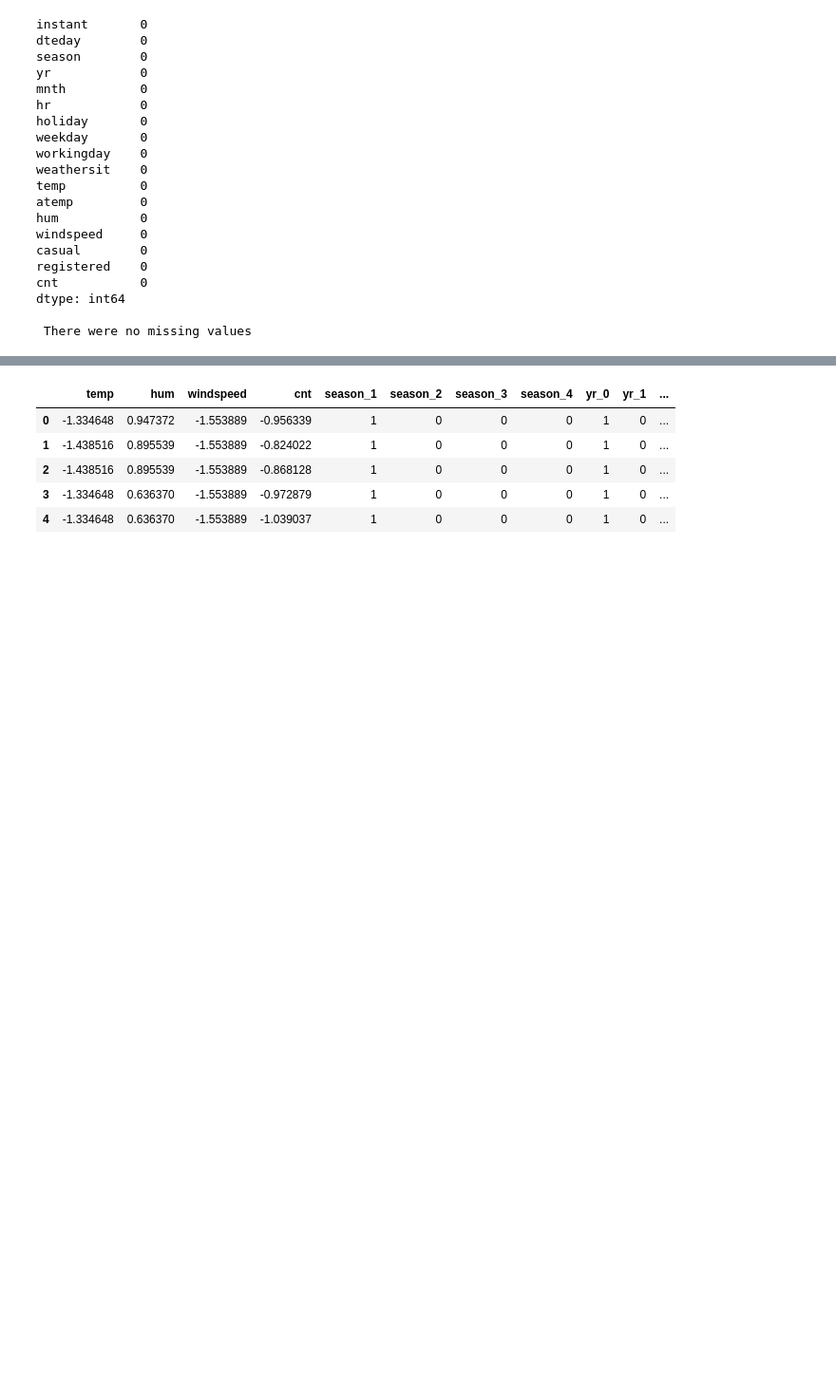
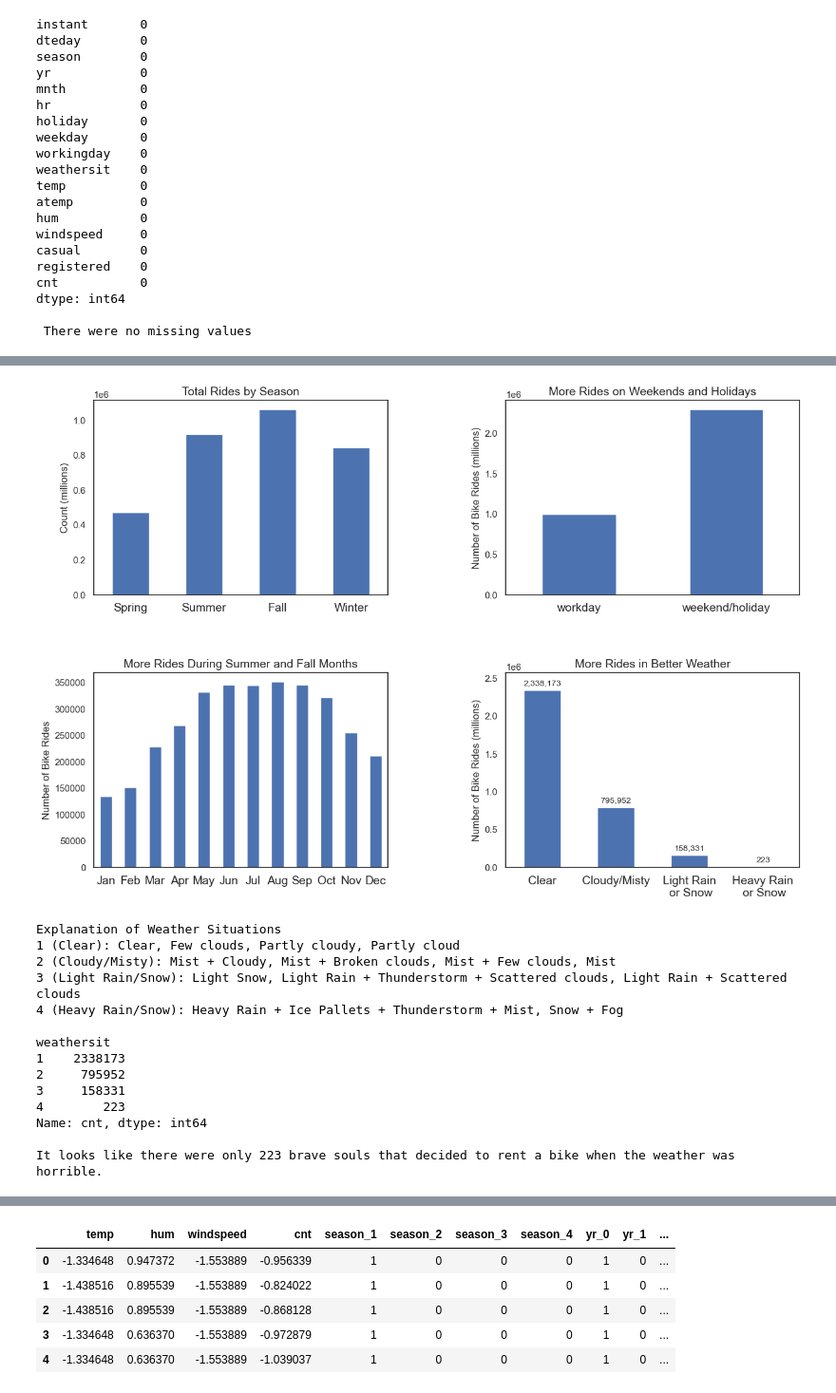
Before and after one commit to BrianMillerS/ebike_usage_regression, a Jupyter notebook: ebike_regression_analysis.ipynb, the cells around one changed output, grey strips where cells are left out. Shown at 95% size. Cells and saved outputs as stored; diff of their text form; code cells hidden in the pictures; blank space fills up the shorter version.

```diff
--- a/ebike_regression_analysis.ipynb
+++ b/ebike_regression_analysis.ipynb
@@ -138,0 +161,78 @@ plt.show()
+# %%
+# Creating a 2x2 subplot
+fig, axs = plt.subplots(2, 2, figsize=(15, 10))
+
+# Adjust the space between the plots
+plt.subplots_adjust(hspace=0.4, wspace=0.4)
+
+# Total Rides by Season
+season_cnt = bike_share_hour_df.groupby('season')['cnt'].sum()
+season_cnt.plot(kind='bar', ax=axs[0, 0])
+axs[0, 0].set_xticklabels(['Spring', 'Summer', 'Fall', 'Winter'], rotation=0, fontsize=14)
+axs[0, 0].set_xlabel('')
+axs[0, 0].set_ylabel('Count (millions)', fontsize=12)
+axs[0, 0].set_title('Total Rides by Season', fontsize=14)
+
+# Total Bike Rides by Day Type
+working_cnt = bike_share_hour_df.groupby('workingday')['cnt'].sum()
+working_cnt.plot(kind='bar', ax=axs[0, 1])
+axs[0, 1].set_xticklabels(['workday', 'weekend/holiday'], rotation=0, fontsize=14)
+axs[0, 1].set_xlabel('')
+axs[0, 1].set_ylabel('Number of Bike Rides (millions)', fontsize=12)
+axs[0, 1].set_title('More Rides on Weekends and Holidays', fontsize=14)
+
+# Total Bike Rides by Month
+mnth_cnt = bike_share_hour_df.groupby('mnth')['cnt'].sum()
+mnth_cnt.plot(kind='bar', ax=axs[1, 0])
+months = ['Jan', 'Feb', 'Mar', 'Apr', 'May', 'Jun', 'Jul', 'Aug', 'Sep', 'Oct', 'Nov', 'Dec']
+axs[1, 0].set_xticklabels(months, rotation=0, fontsize=14)
+axs[1, 0].set_xlabel('')
+axs[1, 0].set_ylabel('Number of Bike Rides', fontsize=12)
+axs[1, 0].set_title('More Rides During Summer and Fall Months', fontsize=14)
+
+# Total Bike Rides by Weather Situation
+weather_cnt = bike_share_hour_df.groupby('weathersit')['cnt'].sum()
+bars = weather_cnt.plot(kind='bar', ax=axs[1, 1])
+axs[1, 1].set_xticklabels(["Clear", "Cloudy/Misty", "Light Rain\n or Snow", "Heavy Rain\n or Snow"], rotation=0, fontsize=14)
+axs[1, 1].set_xlabel('')
+axs[1, 1].set_ylabel('Number of Bike Rides (millions)', fontsize=12)
+axs[1, 1].set_title('More Rides in Better Weather', fontsize=14)
+
+# Find the maximum value for setting the y-axis limit
+max_height = max(weather_cnt) * 1.1  # 10% more than the tallest bar
+axs[1, 1].set_ylim(0, max_height)
+
+# Annotate the data values above each bar with commas
+for bar in bars.patches:
+    axs[1, 1].annotate("{:,}".format(int(bar.get_height())),
+                       (bar.get_x() + bar.get_width() / 2,
+                        bar.get_height()), ha='center', va='center',
+                       size=10, xytext=(0, 8),
+                       textcoords='offset points')
+
+plt.show()
+
+
+print("Explanation of Weather Situations")
+print('1 (Clear): Clear, Few clouds, Partly cloudy, Partly cloud')
+print('2 (Cloudy/Misty): Mist + Cloudy, Mist + Broken clouds, Mist + Few clouds, Mist')
+print('3 (Light Rain/Snow): Light Snow, Light Rain + Thunderstorm + Scattered clouds, Light Rain + Scattered clouds')
+print('4 (Heavy Rain/Snow): Heavy Rain + Ice Pallets + Thunderstorm + Mist, Snow + Fog\n')
+print(weather_cnt)
+print("\nIt looks like there were only 223 brave souls that decided to rent a bike when the weather was horrible.")
+# %% [output]
+[figure, added]
+Explanation of Weather Situations
+1 (Clear): Clear, Few clouds, Partly cloudy, Partly cloud
+2 (Cloudy/Misty): Mist + Cloudy, Mist + Broken clouds, Mist + Few clouds, Mist
+3 (Light Rain/Snow): Light Snow, Light Rain + Thunderstorm + Scattered clouds, Light Rain + Scattered clouds
+4 (Heavy Rain/Snow): Heavy Rain + Ice Pallets + Thunderstorm + Mist, Snow + Fog
+
+weathersit
+1    2338173
+2     795952
+3     158331
+4        223
+Name: cnt, dtype: int64
+
+It looks like there were only 223 brave souls that decided to rent a bike when the weather was horrible.
```
Also changed, not shown: parts of 44 cells of this notebook, 15 other files.
